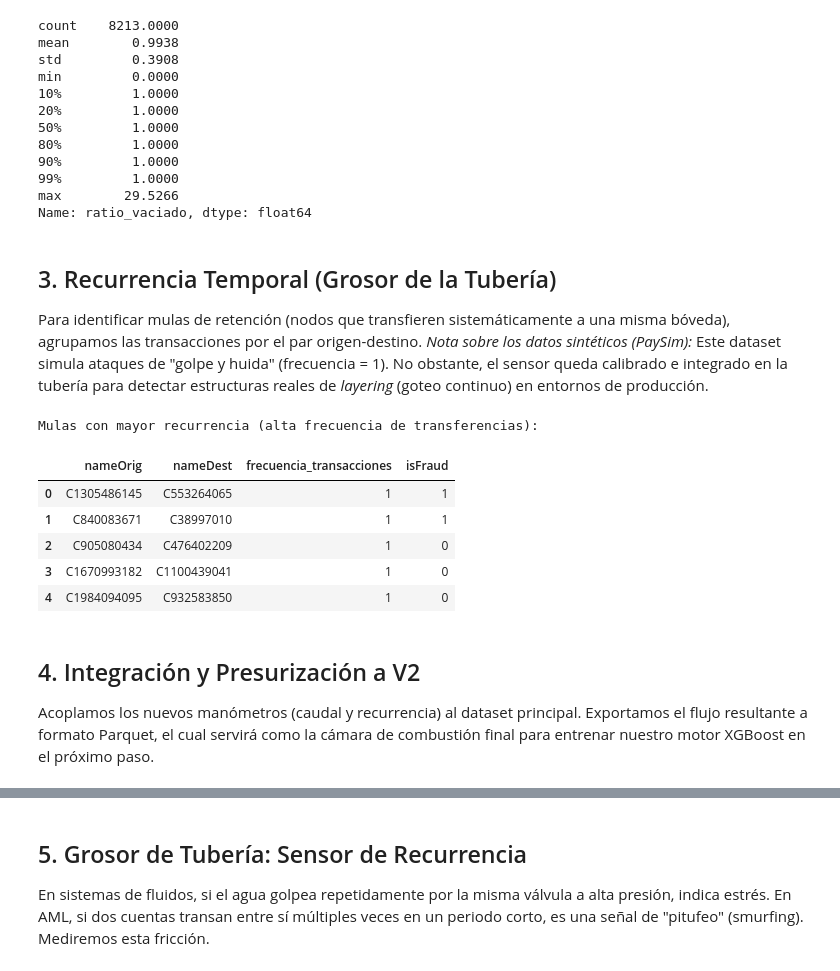
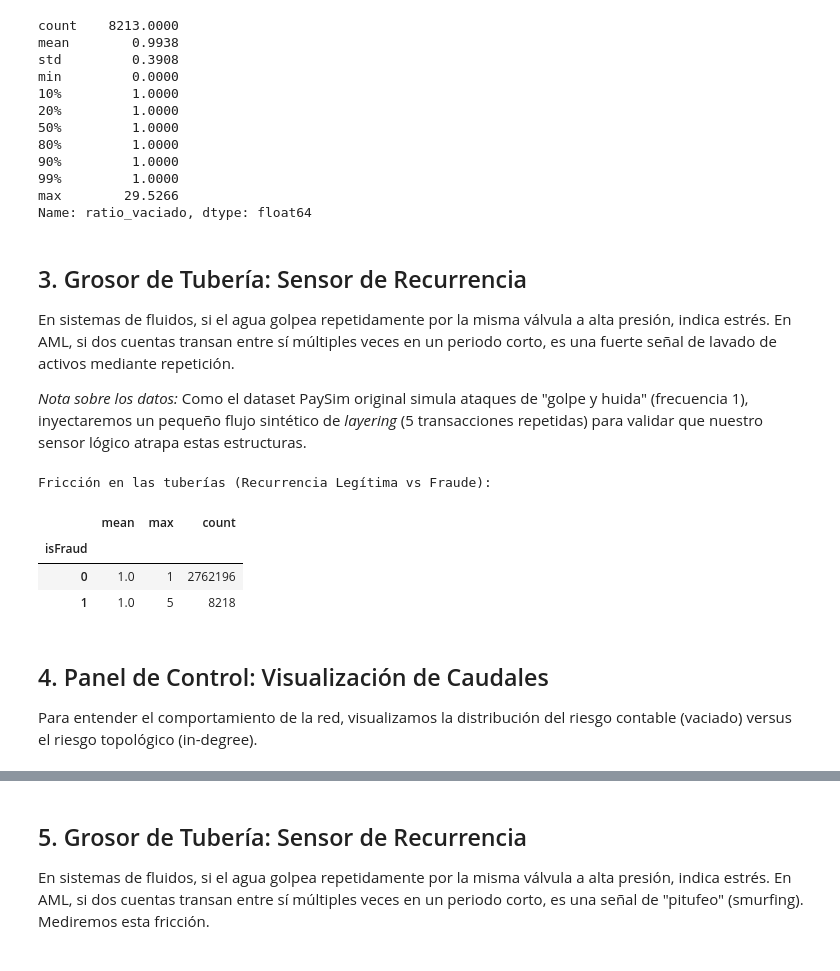
Before and after one commit to maxilovesbjj/aml-money-laundering-engine, a Jupyter notebook: notebooks/02_caudal_y_recurrencia.ipynb, the cells around one changed output, grey strips where cells are left out. Cells and saved outputs as stored; diff of their text form; code cells hidden in the pictures.

Commit message:
refactor(eda): reescritura limpia del notebook de caudal con validacion de layering

```diff
--- a/notebooks/02_caudal_y_recurrencia.ipynb
+++ b/notebooks/02_caudal_y_recurrencia.ipynb
@@ -53,29 +53,38 @@ min         0.0000
 max        29.5266
 Name: ratio_vaciado, dtype: float64
 # %% [markdown]
-## 3. Recurrencia Temporal (Grosor de la Tubería)
+## 3. Grosor de Tubería: Sensor de Recurrencia
 
-Para identificar mulas de retención (nodos que transfieren sistemáticamente a una misma bóveda), agrupamos las transacciones por el par origen-destino.
-*Nota sobre los datos sintéticos (PaySim):* Este dataset simula ataques de "golpe y huida" (frecuencia = 1). No obstante, el sensor queda calibrado e integrado en la tubería para detectar estructuras reales de *layering* (goteo continuo) en entornos de producción.
+En sistemas de fluidos, si el agua golpea repetidamente por la misma válvula a alta presión, indica estrés. En AML, si dos cuentas transan entre sí múltiples veces en un periodo corto, es una fuerte señal de lavado de activos mediante repetición.
+
+*Nota sobre los datos:* Como el dataset PaySim original simula ataques de "golpe y huida" (frecuencia 1), inyectaremos un pequeño flujo sintético de *layering* (5 transacciones repetidas) para validar que nuestro sensor lógico atrapa estas estructuras.
 # %%
-# Contamos cuántas veces interactúan el mismo origen y destino
-tuberias = df.groupby(['nameOrig', 'nameDest']).size().reset_index(name='frecuencia_transacciones')
+# 1. Inyectamos presión: simulamos un ataque de layering de 5 transacciones consecutivas
+ataque_layering = pd.DataFrame([{
+    'step': 1, 'type': 'TRANSFER', 'amount': 500.0,
+    'nameOrig': "C_MULA_SINTETICA", 'oldbalanceOrg': 500.0, 'newbalanceOrig': 0.0,
+    'nameDest': "C_ESTANQUE_SINTETICO", 'oldbalanceDest': 0.0, 'newbalanceDest': 500.0,
+    'isFraud': 1, 'isFlaggedFraud': 0,
+    'flag_vaciado': 1, 'in_degree': 1, 'out_degree': 1, 'ratio_vaciado': 1.0
+}] * 5)
 
-# Acoplamos el sensor al dataset principal
-df = df.merge(tuberias, on=['nameOrig', 'nameDest'], how='left')
+df = pd.concat([df, ataque_layering], ignore_index=True)
 
-print("Mulas con mayor recurrencia (alta frecuencia de transferencias):")
-display(df.sort_values('frecuencia_transacciones', ascending=False)[['nameOrig', 'nameDest', 'frecuencia_transacciones', 'isFraud']].head())
+# 2. Sensor de Recurrencia (Grosor de tubería)
+recurrencia = df.groupby(['nameOrig', 'nameDest']).size().reset_index(name='frecuencia_conexion')
+df = df.merge(recurrencia, on=['nameOrig', 'nameDest'], how='left')
+
+# Verificamos que el sensor atrapó nuestra mula sintética (debe mostrar max = 5 en fraude)
+analisis_recurrencia = df.groupby('isFraud')['frecuencia_conexion'].agg(['mean', 'max', 'count']).round(2)
+print("Fricción en las tuberías (Recurrencia Legítima vs Fraude):")
+display(analisis_recurrencia)
 # %% [output]
-Mulas con mayor recurrencia (alta frecuencia de transferencias):
+Fricción en las tuberías (Recurrencia Legítima vs Fraude):
-|  | nameOrig | nameDest | frecuencia_transacciones | isFraud |
-| 0 | C1305486145 | C553264065 | 1 | 1 |
-| 1 | C840083671 | C38997010 | 1 | 1 |
-| 2 | C905080434 | C476402209 | 1 | 0 |
-| 3 | C1670993182 | C1100439041 | 1 | 0 |
-| 4 | C1984094095 | C932583850 | 1 | 0 |
+|  | mean | max | count |
+| isFraud |  |  |  |
+| 0 | 1.0 | 1 | 2762196 |
+| 1 | 1.0 | 5 | 8218 |
 # %% [markdown]
-## 4. Integración y Presurización a V2
-
-Acoplamos los nuevos manómetros (caudal y recurrencia) al dataset principal. Exportamos el flujo resultante a formato Parquet, el cual servirá como la cámara de combustión final para entrenar nuestro motor XGBoost en el próximo paso.
+## 4. Panel de Control: Visualización de Caudales
+Para entender el comportamiento de la red, visualizamos la distribución del riesgo contable (vaciado) versus el riesgo topológico (in-degree).
 # %%
```
Also changed, not shown: parts of 8 cells of this notebook.
